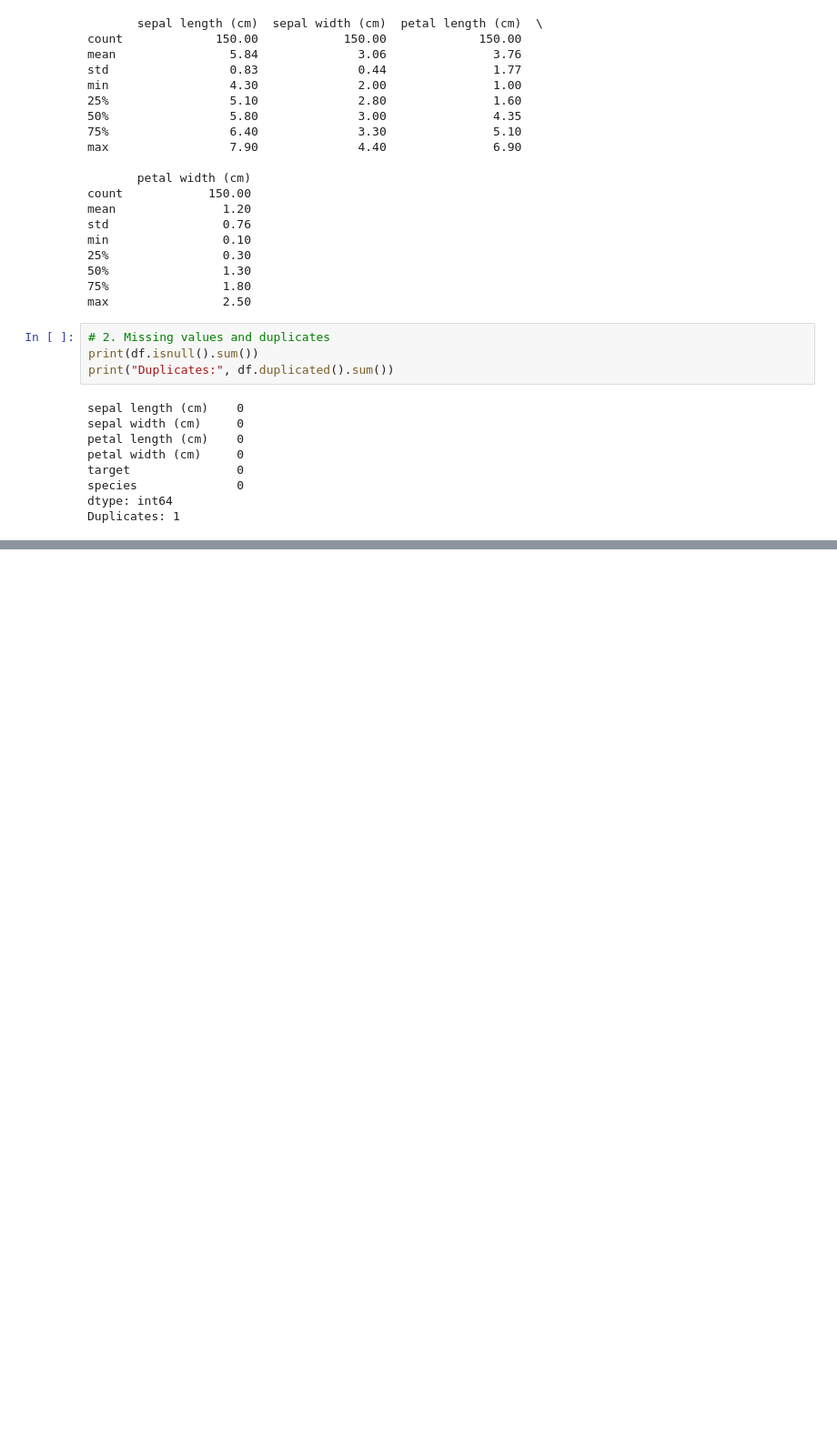
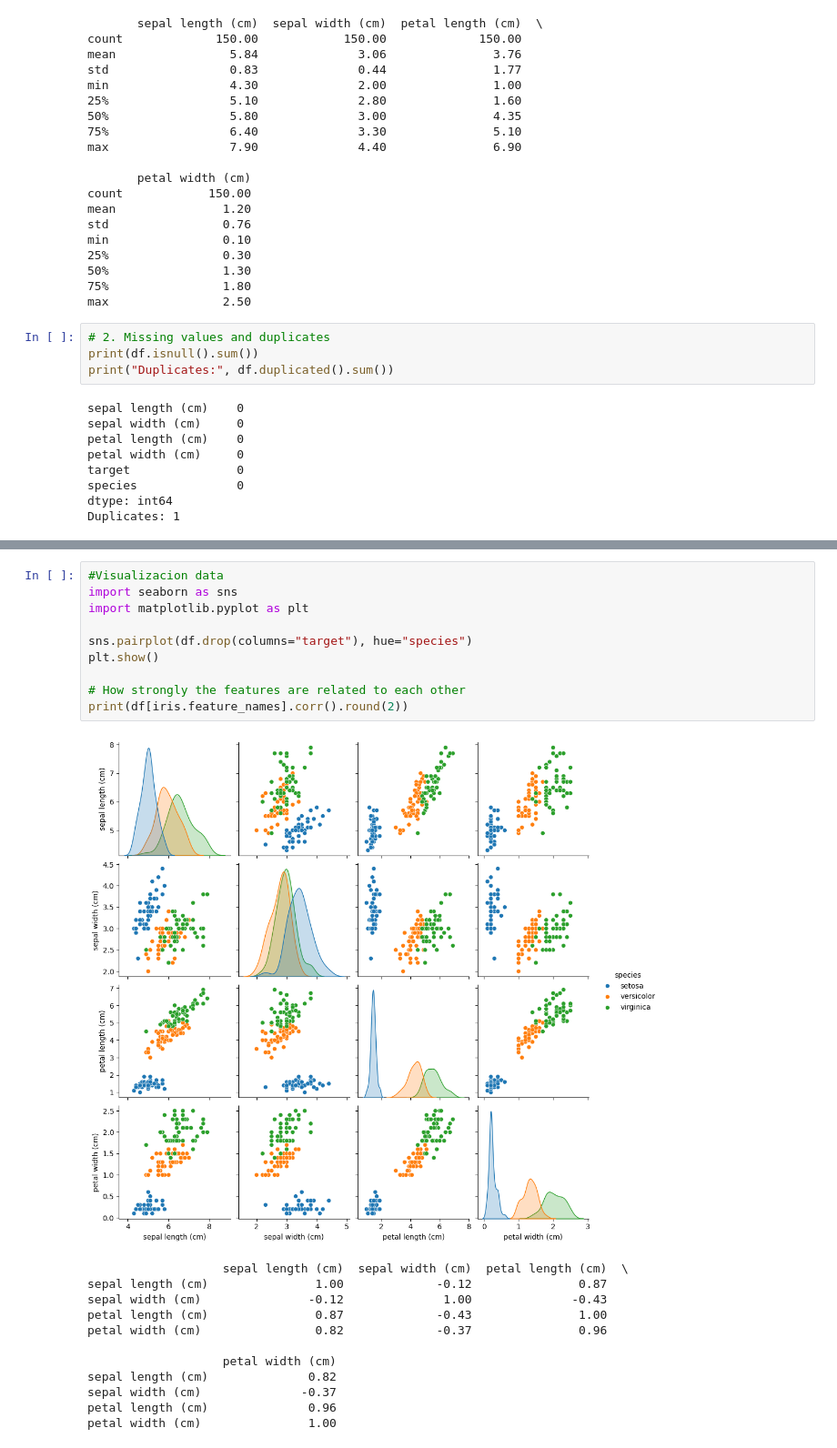
Before and after one commit to dxnielcapi/ml-excercise-, a Jupyter notebook: Iris_Problem/Iris.ipynb, the cells around one changed output, grey strips where cells are left out. Shown at 91% size. Cells and saved outputs as stored; diff of their text form; blank space fills up the shorter version.

```diff
--- a/Iris_Problem/Iris.ipynb
+++ b/Iris_Problem/Iris.ipynb
@@ -154,3 +154,26 @@ species
 setosa                  0.25
 versicolor              1.33
 virginica               2.03
+# %%
+#Visualizacion data
+import seaborn as sns
+import matplotlib.pyplot as plt
+
+sns.pairplot(df.drop(columns="target"), hue="species")
+plt.show()
+
+# How strongly the features are related to each other
+print(df[iris.feature_names].corr().round(2))
+# %% [output]
+[figure, added]
+                   sepal length (cm)  sepal width (cm)  petal length (cm)  \
+sepal length (cm)               1.00             -0.12               0.87
+sepal width (cm)               -0.12              1.00              -0.43
+petal length (cm)               0.87             -0.43               1.00
+petal width (cm)                0.82             -0.37               0.96
+
+                   petal width (cm)
+sepal length (cm)              0.82
+sepal width (cm)              -0.37
+petal length (cm)              0.96
+petal width (cm)               1.00
```
Also changed, not shown: parts of 2 cells of this notebook, 1 other file.
